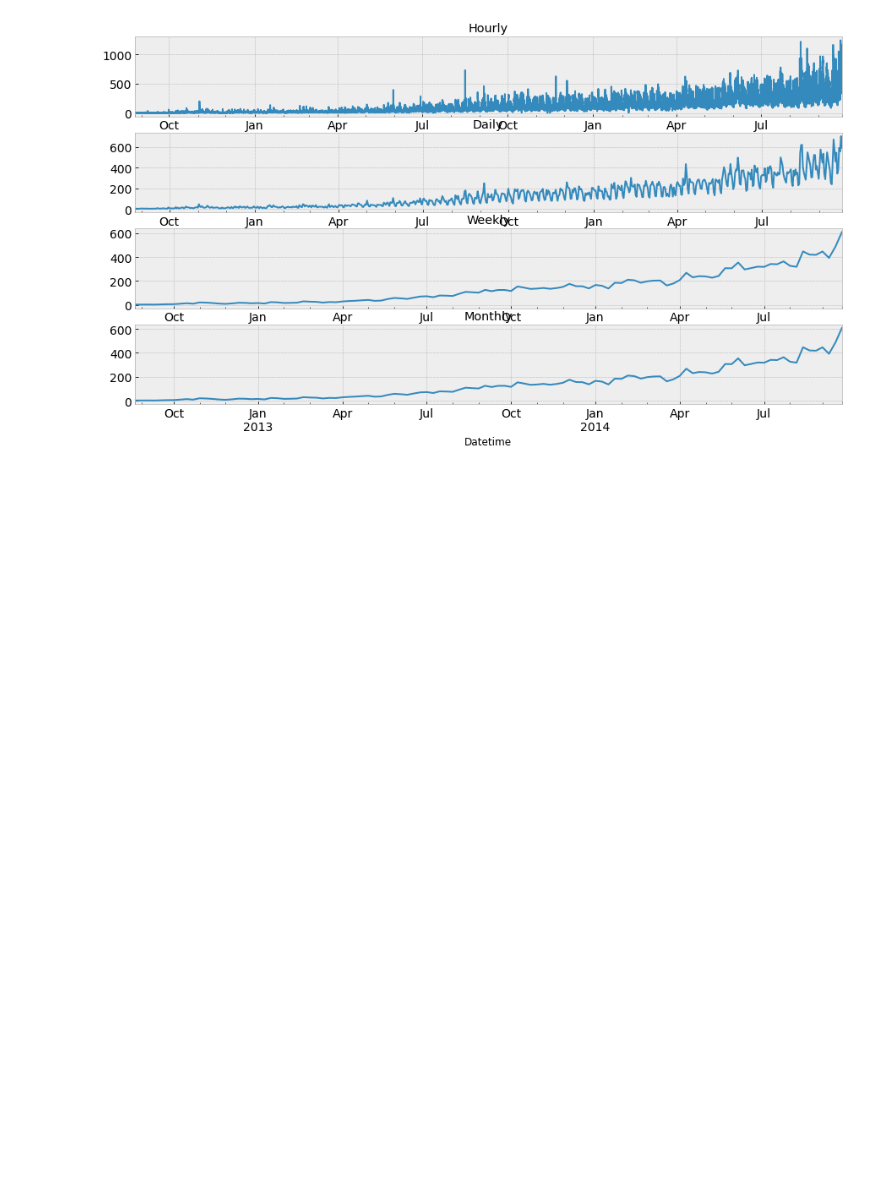
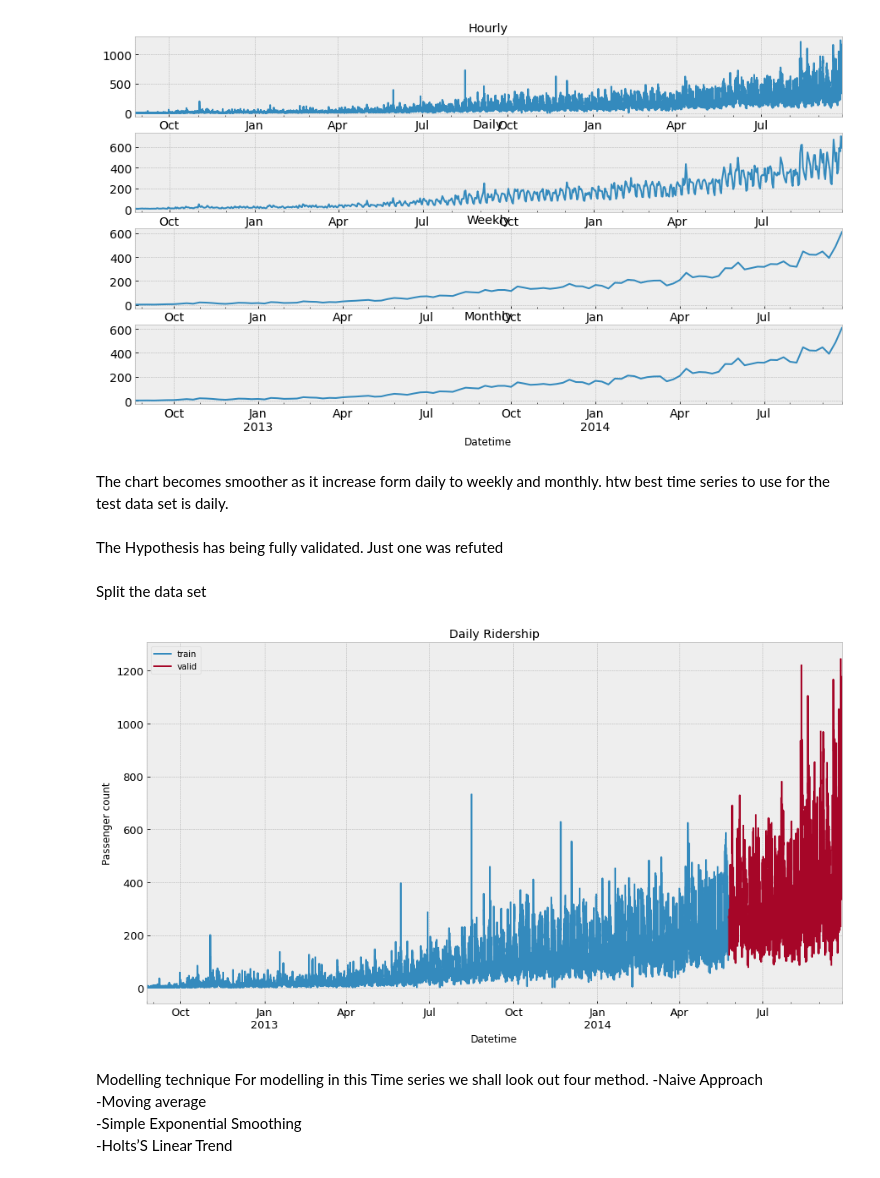
Before and after one commit to Pachinchin/Timeseries-Forecasting, a Jupyter notebook: Time_series.ipynb, the cells around one changed output. Saved outputs shown, nothing was run; the diff lists cells and outputs as text; code cells hidden in the pictures; blank space fills up the shorter version.

Commit message:
Split Data
Split the train data, into validation and train data.

```diff
--- a/Time_series.ipynb
+++ b/Time_series.ipynb
@@ -165,3 +168,36 @@ weekly.Count.plot(figsize =(15,8), title ='Monthly', fontsize = 14, ax =axs[3])
 plt.show()
 # %% [output]
 [figure]
+# %% [markdown]
+The chart becomes smoother as it increase form daily to weekly and monthly.
+htw best time series to use for the test data set is daily.
+# %% [markdown]
+The Hypothesis has being fully validated.
+Just one was refuted
+# %% [markdown]
+Split the data set
+# %%
+#split the data into Train and validation
+#choose 4months for validation to accuratly cover all the possible data points.
+Train = train.loc['2012-08-25': '2014-05-24']
+valid = train.loc['2014-05-25':'2014-09-25']
+# %%
+
+#Plot to visualize the train and the validation data
+Train.Count.plot(figsize =(15,8), title ='Daily Ridership', fontsize =14,
+label ='train')
+valid.Count.plot(figsize =(15,8), title ='Daily Ridership', fontsize =13,
+label ='valid')
+plt.xlabel("Datetime")
+plt.ylabel("Passenger count")
+plt.legend(loc='best')
+plt.show()
+# %% [output]
+[figure, added]
+# %% [markdown]
+Modelling technique
+ For modelling in this Time series we shall look out four method.
+-Naive Approach\
+-Moving average\
+-Simple Exponential Smoothing\
+-Holts’S Linear Trend
```
Also changed, not shown: parts of 2 cells of this notebook, 2 other files.
